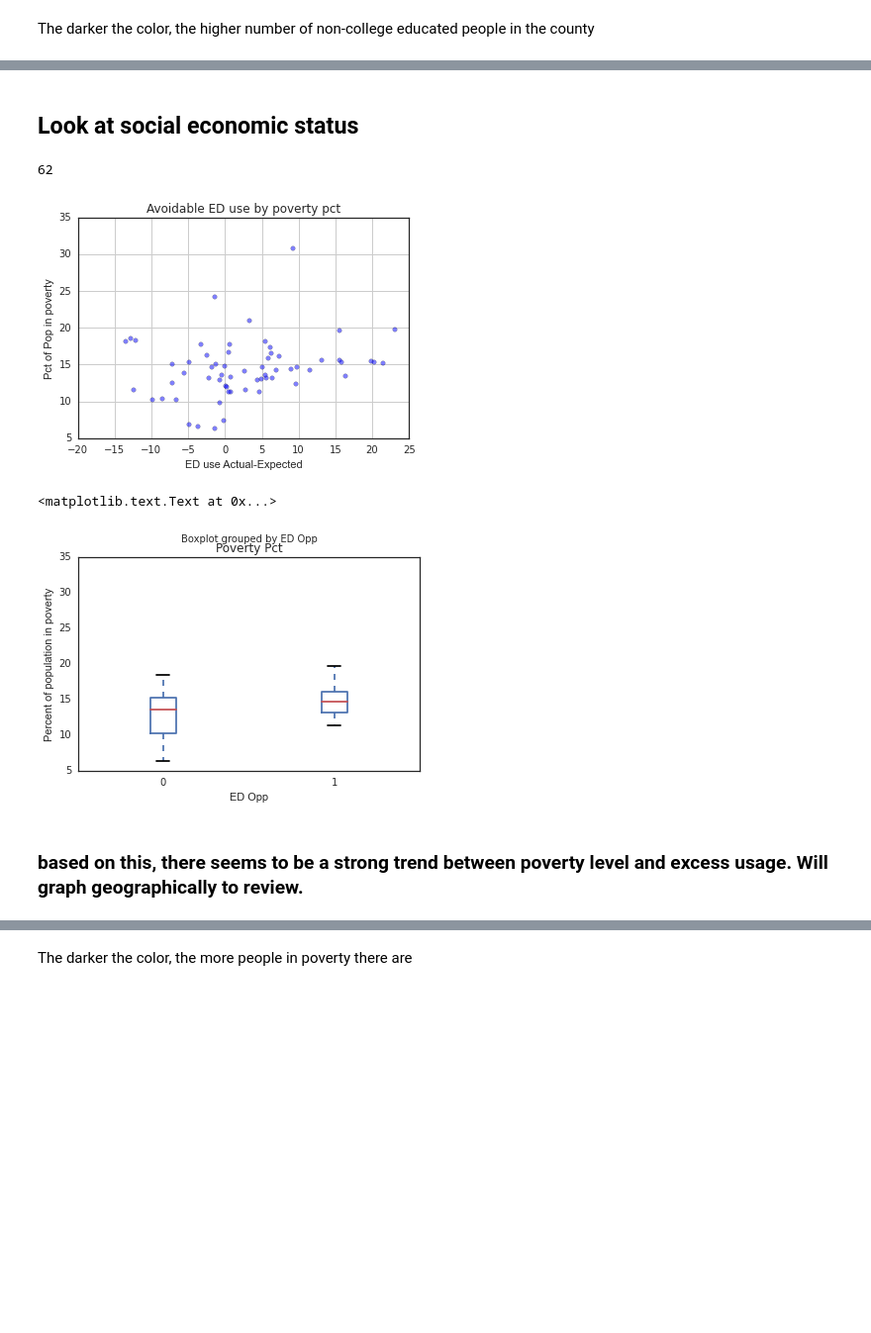
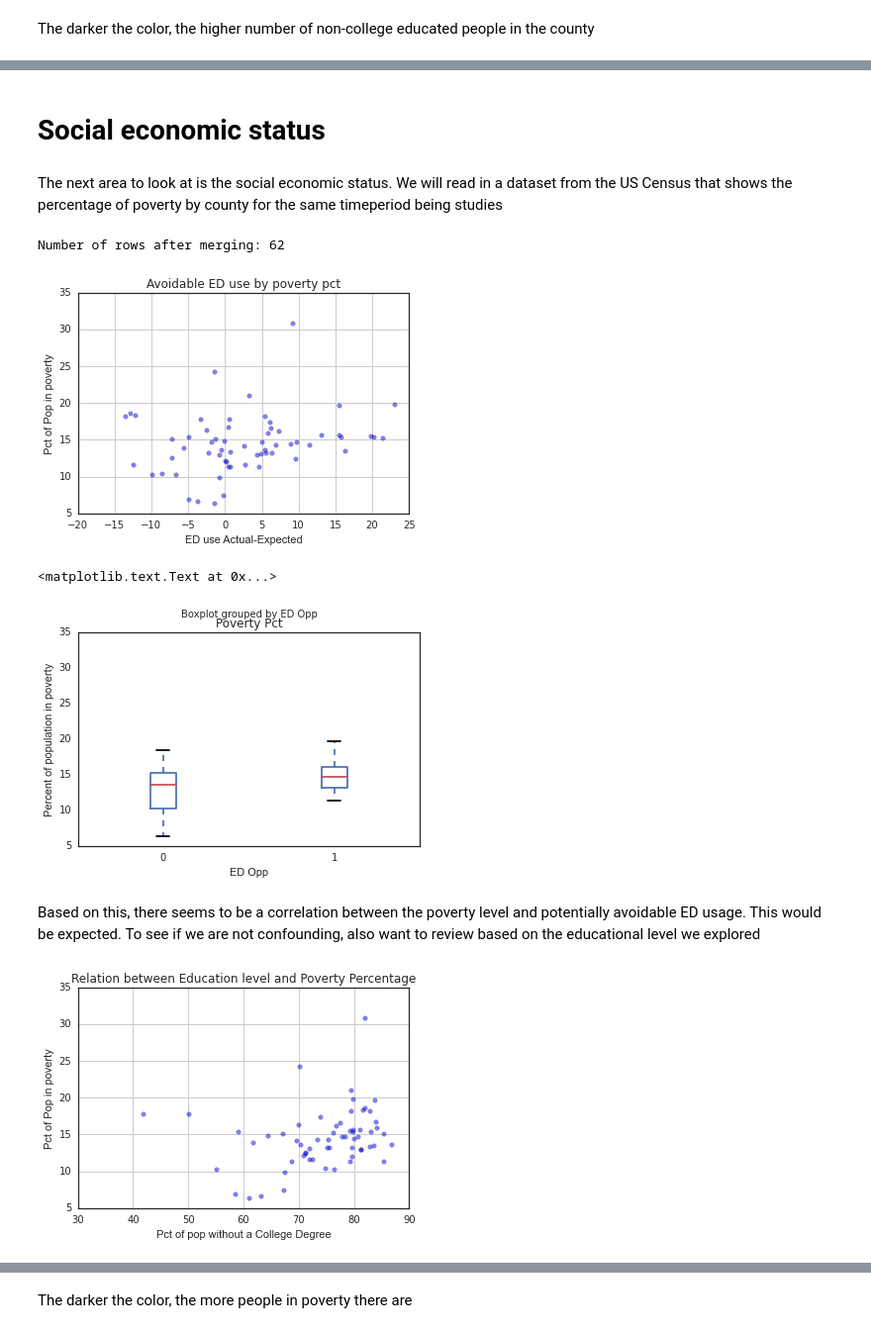
Before and after one commit to SumanthMeenan/CS109-1, a Jupyter notebook: CS109Project.ipynb, the cells around one changed output, grey strips where cells are left out. Shown: that part at 99% size. Cells and saved outputs as stored; diff of their text form; code cells hidden in the pictures; blank space fills up the shorter version.

```diff
--- a/CS109Project.ipynb
+++ b/CS109Project.ipynb
@@ -672,5 +686,7 @@ Similarly, we see higher pockets of less educated counties in areas in the centr
 # %% [markdown]
-## Look at social economic status
+# Social economic status
+# %% [markdown]
+The next area to look at is the social economic status.  We will read in a dataset from the US Census that shows the percentage of poverty by county for the same timeperiod being studies
 # %%
 # Read in XLS file - provides poverty levels by county
 XLSFile = "http://www.ers.usda.gov/dataFiles/CountyLevelDatasets/PovertyEstimates.xls"
@@ -686,10 +702,12 @@ Povertyfile.rename(columns={'PCTPOVALL_2012': 'Poverty Pct'}, inplace=True)
 Pov2012 = pd.merge(Edu2012, Povertyfile, how="inner", left_on="FULLFIPS", right_on="FIPStxt")
 
 # want to ensure we still have 62 counties and nothing has dropped
-print Pov2012['FIPS Code'].count()
+print "Number of rows after merging: %i" % Pov2012.shape[0]
 
+# Now look at EDA correlations
 
-# Now look at correlations
+# plot scatterplots
+df = Pov2012
 
 # plot scatterplots
 df = Pov2012
@@ -709,9 +727,21 @@ df.boxplot(column='Poverty Pct', by='ED Opp', grid=False)
 plt.ylabel('Percent of population in poverty')
 #plt.ylim(0, 50)
 # %% [output]
-62
+Number of rows after merging: 62
 [figure]
 <matplotlib.text.Text at 0x...>
 [figure]
 # %% [markdown]
-### based on this, there seems to be a strong trend between poverty level and excess usage.   Will graph geographically to review.
+Based on this, there seems to be a correlation between the poverty level and potentially avoidable ED usage.  This would be expected. To see if we are not confounding, also want to review based on the educational level we explored
+# %%
+# do a scatterplot of college degree and poverty pct
+plt.scatter(df['Non College Degree']*100, df['Poverty Pct'], alpha=0.5)
+plt.title('Relation between Education level and Poverty Percentage')
+plt.xlabel('Pct of pop without a College Degree')
+plt.ylabel('Pct of Pop in poverty')
+#plt.xlim(-20, 20)
+#plt.ylim(0, .2)
+plt.grid()
+plt.show()
+# %% [output]
+[figure, added]
```
Also changed, not shown: parts of 70 cells of this notebook.
